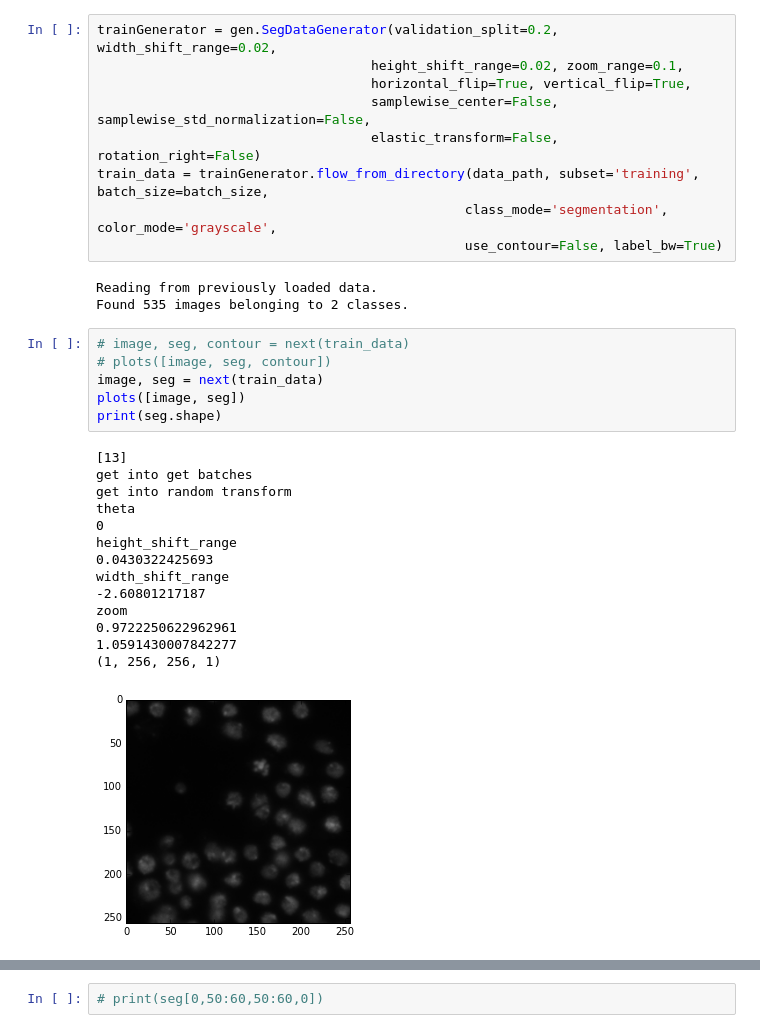
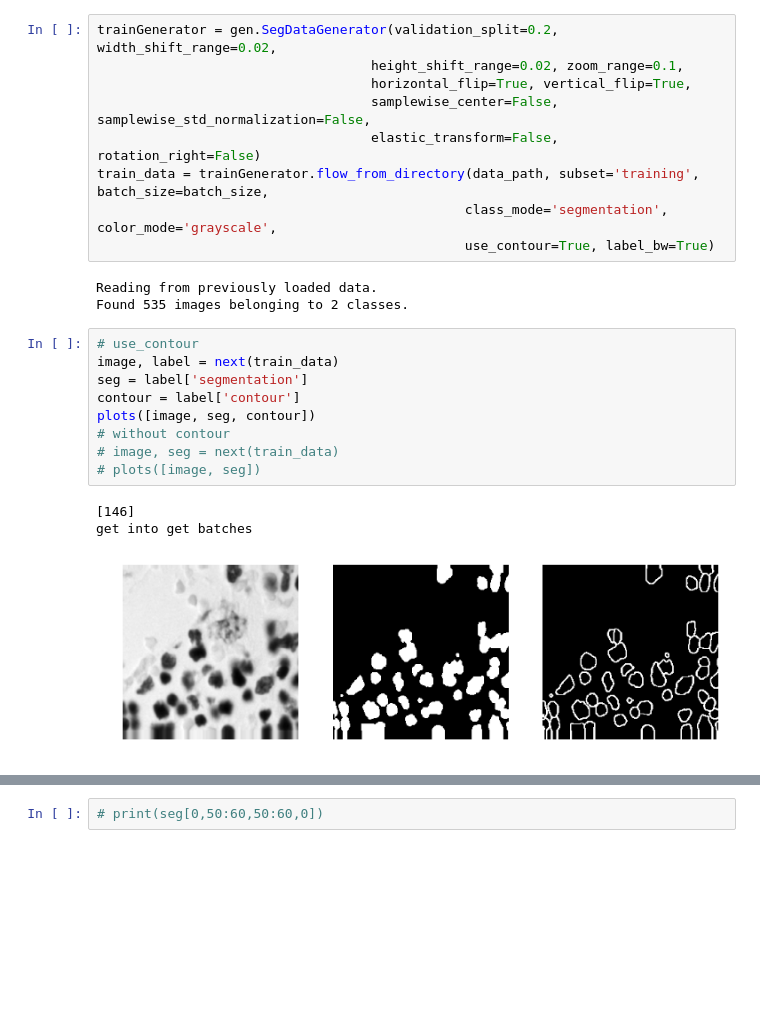
Before and after one commit to sumrania/kaggle_dsb, a Jupyter notebook: vizGenerator.ipynb, the cells around one changed output, grey strips where cells are left out. Cells and saved outputs as stored; diff of their text form; blank space fills up the shorter version.

```diff
--- a/vizGenerator.ipynb
+++ b/vizGenerator.ipynb
@@ -28,28 +28,20 @@ trainGenerator = gen.SegDataGenerator(validation_split=0.2, width_shift_range=0.
                                    elastic_transform=False, rotation_right=False)
 train_data = trainGenerator.flow_from_directory(data_path, subset='training', batch_size=batch_size,
                                                class_mode='segmentation', color_mode='grayscale',
-                                               use_contour=False, label_bw=True)
+                                               use_contour=True, label_bw=True)
 # %% [output]
 Reading from previously loaded data.
 Found 535 images belonging to 2 classes.
 # %%
-# image, seg, contour = next(train_data)
-# plots([image, seg, contour])
-image, seg = next(train_data)
-plots([image, seg])
-print(seg.shape)
+# use_contour
+image, label = next(train_data)
+seg = label['segmentation']
+contour = label['contour']
+plots([image, seg, contour])
+# without contour
+# image, seg = next(train_data)
+# plots([image, seg])
 # %% [output]
-[13]
+[146]
 get into get batches
-get into random transform
-theta
-0
-height_shift_range
-0.0430322425693
-width_shift_range
--2.60801217187
-zoom
-0.9722250622962961
-1.0591430007842277
-(1, 256, 256, 1)
-[figure, old version]
+[figure, new version]
```
Also changed, not shown: parts of 1 cell of this notebook, 2 other files.
